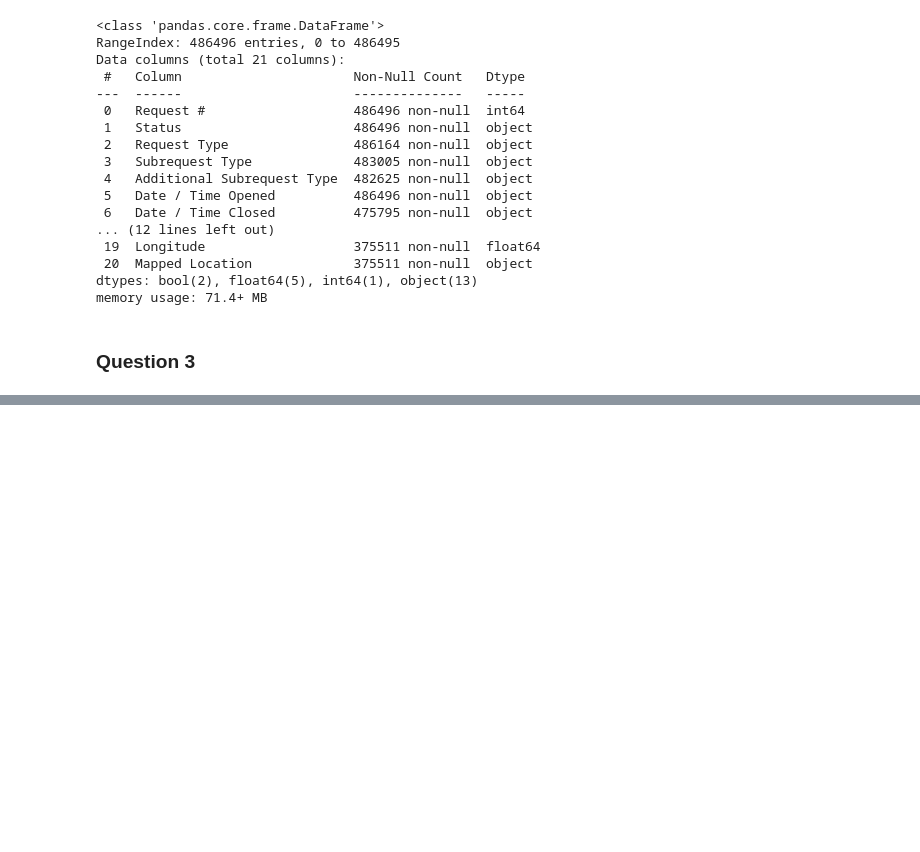
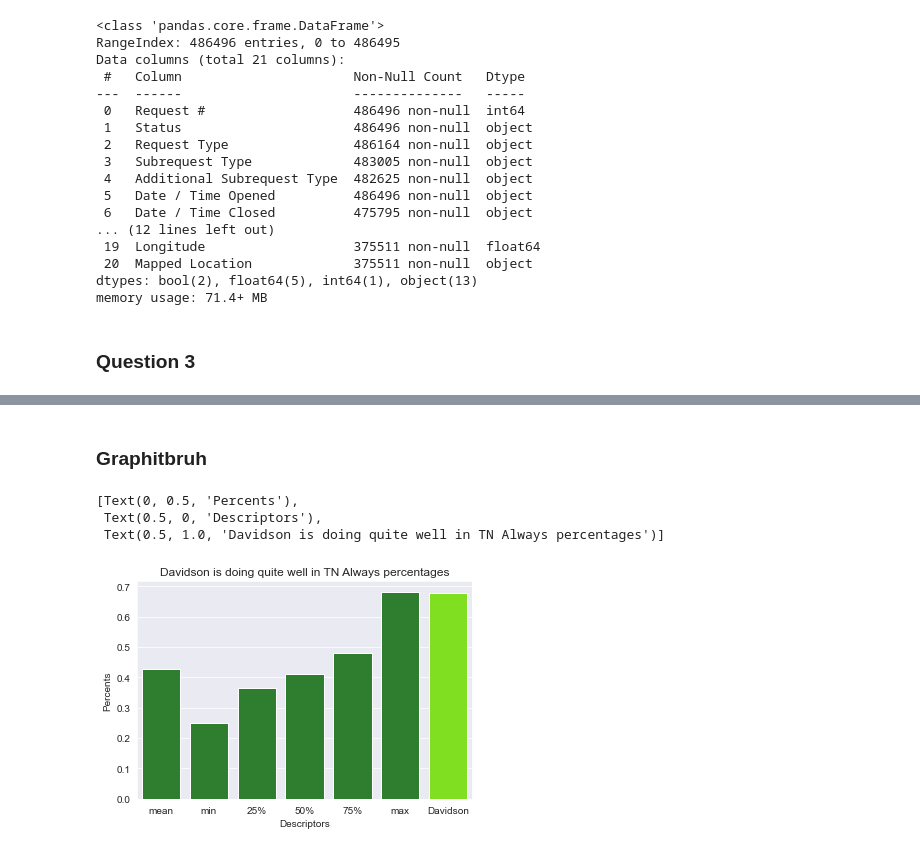
Before and after one commit to NSS-Data-Analytics-Cohort-3/nashville-covid-typhoid_turtles, a Jupyter notebook: Notebooks/Covid_Analysis.ipynb, the cells around one changed output, grey strips where cells are left out. Saved outputs shown, nothing was run; the diff lists cells and outputs as text; code cells hidden in the pictures; blank space fills up the shorter version.

```diff
--- a/Notebooks/Covid_Analysis.ipynb
+++ b/Notebooks/Covid_Analysis.ipynb
@@ -69,3 +60,13 @@ memory usage: 71.4+ MB
 .to_datetime()
 # %% [markdown]
 ### Question 3
+# %%
+counties_T = counties_df[counties_df['state'] == 'Tennessee'].drop_duplicates(subset=['county'])
+counties_T = counties_T['fips']
+# %%
+### Davidson county = 47037 fips
+mask_use_Tenn = mask_use_df[mask_use_df['county_fips'].isin(counties_T)]
+desc_ten = mask_use_Tenn[['never', 'rarely', 'sometimes', 'frequently', 'always']].describe()
+david_mask = mask_use_df[mask_use_df['county_fips'] == '47037']
+# %%
+desc_ten = desc_ten.append(david_mask)
@@ -71,0 +102,16 @@ memory usage: 71.4+ MB
+# %% [markdown]
+### Graphitbruh
+# %%
+desc_ten = desc_ten.iloc[[1,3,4,5,6,7,8], 0:]
+tn_always = desc_ten['always'].tolist()
+# %%
+x = ['mean', 'min', '25%', '50%', '75%', 'max', 'Davidson']
+txpos = [i for i, _ in enumerate(x)]
+sb.set_style('darkgrid')
+tax = sb.barplot(x, tn_always, palette=['ForestGreen', 'ForestGreen', 'ForestGreen', 'ForestGreen', 'ForestGreen', 'ForestGreen', 'Chartreuse'])
+tax.set(xlabel = 'Descriptors', ylabel = 'Percents', title = 'Davidson is doing quite well in TN Always percentages')
+# %% [output]
+[Text(0, 0.5, 'Percents'),
+ Text(0.5, 0, 'Descriptors'),
+ Text(0.5, 1.0, 'Davidson is doing quite well in TN Always percentages')]
+[figure, added]
```
Also changed, not shown: parts of 12 cells of this notebook.
